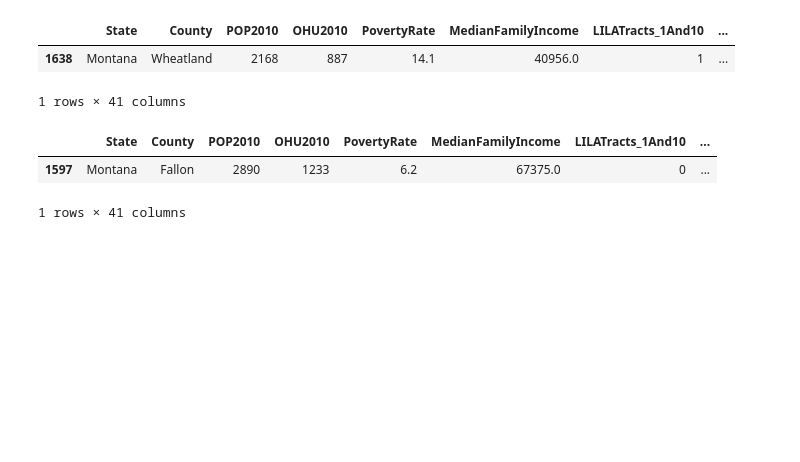
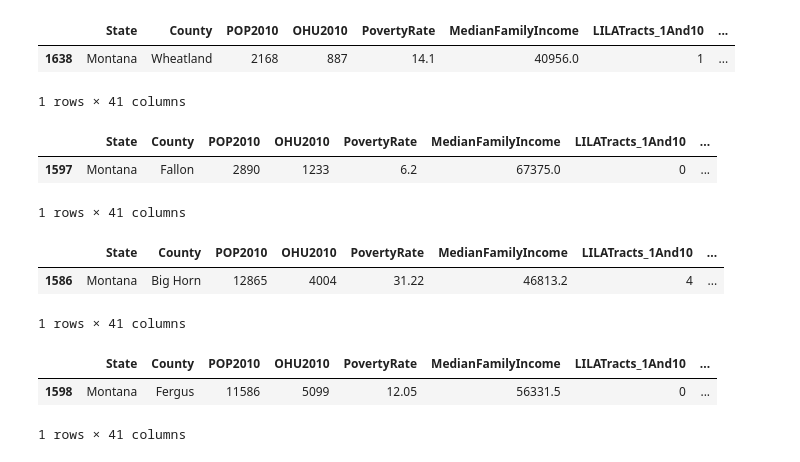
Before and after one commit to Ssimoes48/Food-Deserts-Analysis, a Jupyter notebook: Pie_Plots_4.ipynb, the cells around one changed output. Saved outputs shown, nothing was run; the diff lists cells and outputs as text; code cells hidden in the pictures; blank space fills up the shorter version.

```diff
--- a/Pie_Plots_4.ipynb
+++ b/Pie_Plots_4.ipynb
@@ -395,4 +418,20 @@ fallonmt
 | 1597 | Montana | Fallon | 2890 | 1233 | 6.2 | 67375.0 | 0 | ... |
 1 rows × 41 columns
 # %%
-#Comparing Wheatland County (Food Desert) to Stillwater County (Healthy Environment)
+#Comparing Big Horn County (Food Desert) to Fergus County (Healthy Environment)
+
+#Big Horn Info
+bighornmt = combined_df.loc[(combined_df["State"] == "Montana")&(combined_df["County"]== "Big Horn")]
+bighornmt
+# %% [output]
+|  | State | County | POP2010 | OHU2010 | PovertyRate | MedianFamilyIncome | LILATracts_1And10 | ... |
+| 1586 | Montana | Big Horn | 12865 | 4004 | 31.22 | 46813.2 | 4 | ... |
+1 rows × 41 columns
+# %%
+#Fergus Info
+fergusmt = combined_df.loc[(combined_df["State"] == "Montana")&(combined_df["County"]== "Fergus")]
+fergusmt
+# %% [output]
+|  | State | County | POP2010 | OHU2010 | PovertyRate | MedianFamilyIncome | LILATracts_1And10 | ... |
+| 1598 | Montana | Fergus | 11586 | 5099 | 12.05 | 56331.5 | 0 | ... |
+1 rows × 41 columns
```
Also changed, not shown: parts of 6 cells of this notebook, 2 other files.
